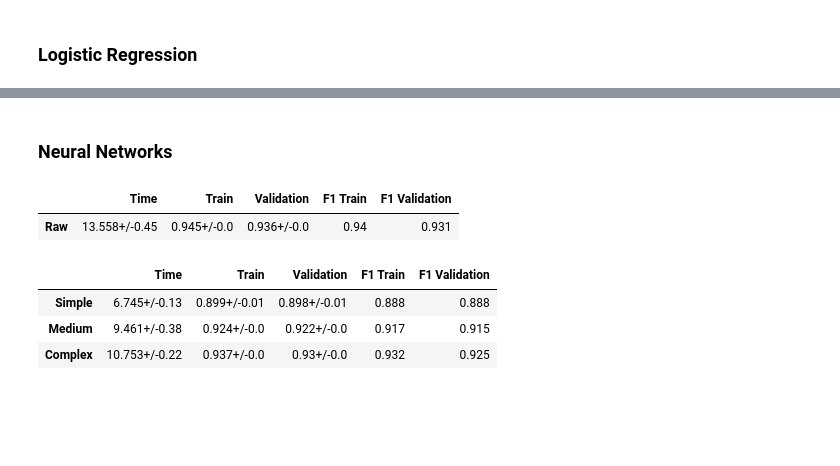
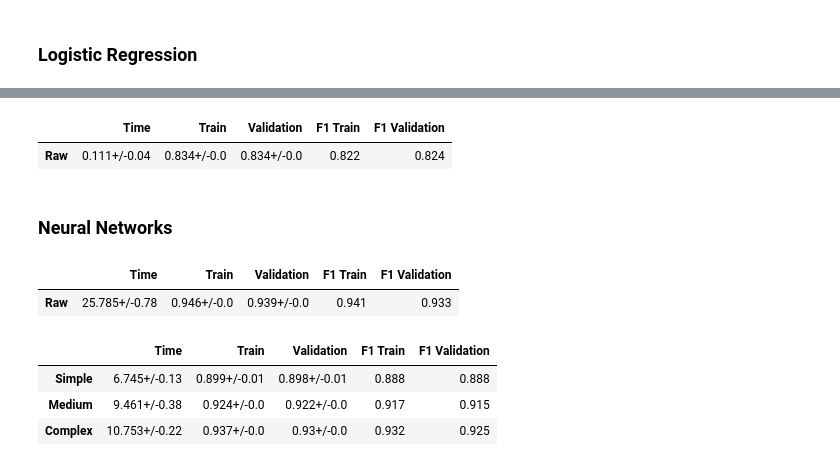
Before and after one commit to Leon209/Project_1-Supervised-Model, a Jupyter notebook: Project 1.ipynb, the cells around one changed output, grey strips where cells are left out. Saved outputs shown, nothing was run; the diff lists cells and outputs as text; code cells hidden in the pictures; blank space fills up the shorter version.

```diff
--- a/Project 1.ipynb
+++ b/Project 1.ipynb
@@ -802,2 +722,8 @@ weighted avg       0.84      0.84      0.84      5195
+# %%
+df = pd.DataFrame(columns = ['Time','Train','Validation','F1 Train','F1 Validation'], index = ['Raw'])
+show_results(df, [model_log_reg])
+# %% [output]
+|  | Time | Train | Validation | F1 Train | F1 Validation |
+| Raw | 0.111+/-0.04 | 0.834+/-0.0 | 0.834+/-0.0 | 0.822 | 0.824 |
 # %% [markdown]
 <h3>Neural Networks</h3>
@@ -851,11 +730,11 @@ def show_results(df, models):
 # %%
-model = MLPClassifier()
+modelMLP = MLPClassifier()
 # %%
 df = pd.DataFrame(columns = ['Time','Train','Validation','F1 Train','F1 Validation'], index = ['Raw'])
-show_results(df, [model])
+show_results(df, [modelMLP])
 # %% [output]
 |  | Time | Train | Validation | F1 Train | F1 Validation |
-| Raw | 13.558+/-0.45 | 0.945+/-0.0 | 0.936+/-0.0 | 0.94 | 0.931 |
+| Raw | 25.785+/-0.78 | 0.946+/-0.0 | 0.939+/-0.0 | 0.941 | 0.933 |
 # %%
 model_simple = MLPClassifier(hidden_layer_sizes=(5))
 model_medium = MLPClassifier(hidden_layer_sizes=(10,10))
```
Also changed, not shown: parts of 45 cells of this notebook.
